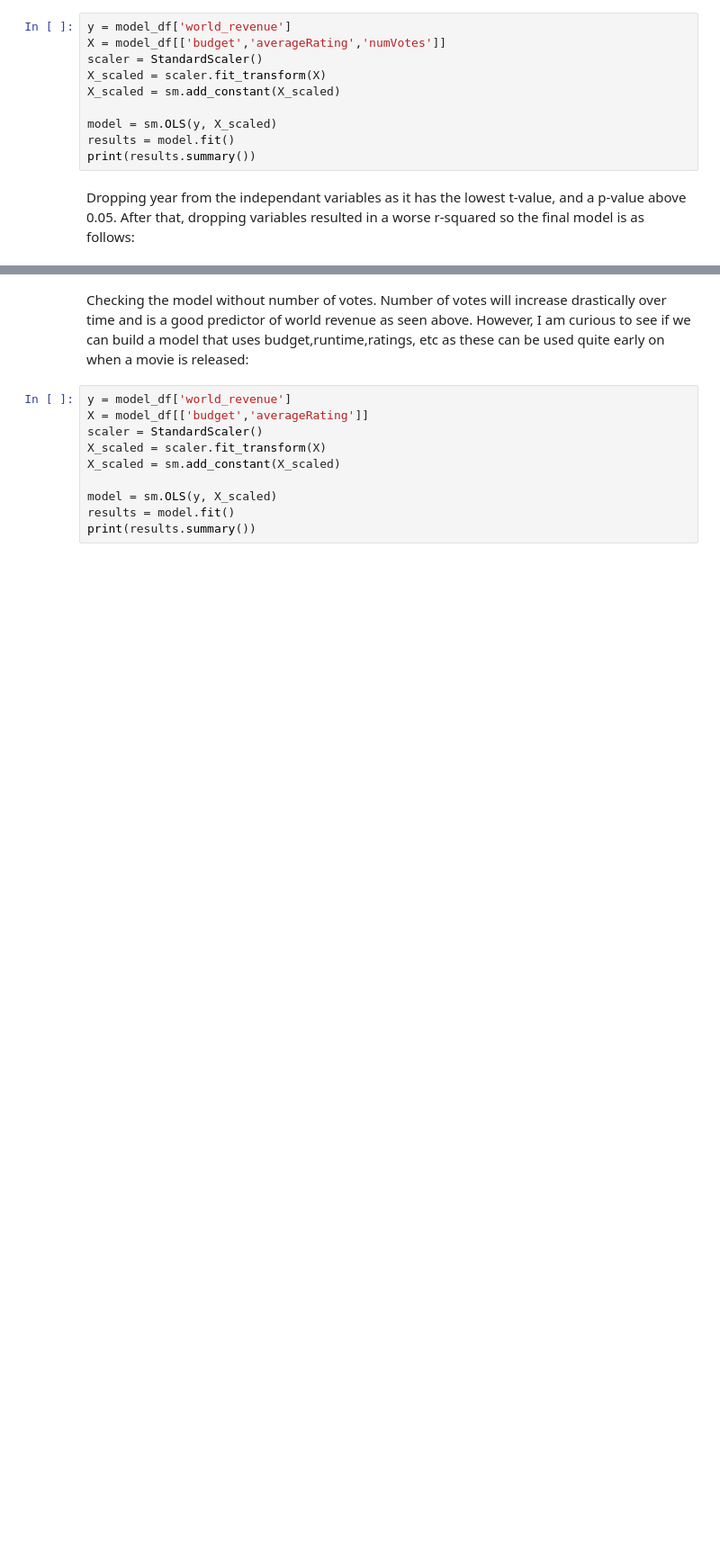
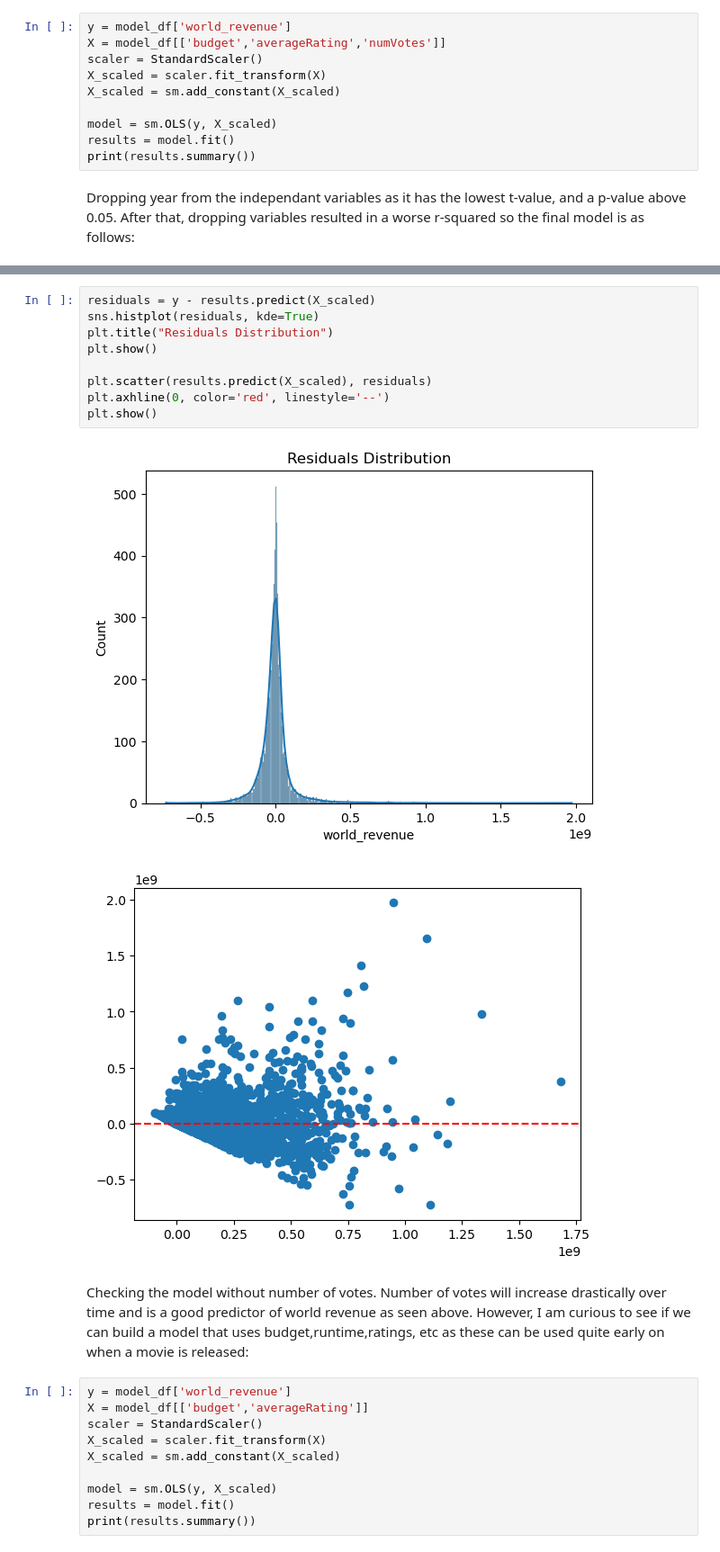
Before and after one commit to ParkerHar/Popular-Movie-Analysis, a Jupyter notebook: Model.ipynb, the cells around one changed output, grey strips where cells are left out. Shown: that part at 90% size. Cells and saved outputs as stored; diff of their text form; blank space fills up the shorter version.

Commit message:
checked residuals. Will need to re-examine dependant variable and possibly use a transformation

```diff
--- a/Model.ipynb
+++ b/Model.ipynb
@@ -203,6 +203,18 @@ Covariance Type:            nonrobust
 
 Notes:
 [1] Standard Errors assume that the covariance matrix of the errors is correctly specified.
+# %%
+residuals = y - results.predict(X_scaled)
+sns.histplot(residuals, kde=True)
+plt.title("Residuals Distribution")
+plt.show()
+
+plt.scatter(results.predict(X_scaled), residuals)
+plt.axhline(0, color='red', linestyle='--')
+plt.show()
+# %% [output]
+[figure, added]
+[figure, added]
 # %% [markdown]
 Checking the model without number of votes. Number of votes will increase drastically over time and is a good predictor of world revenue as seen above. However, I am curious to see if we can build a model that uses budget,runtime,ratings, etc as these can be used quite early on when a movie is released:
 # %%
```
Also changed, not shown: parts of 3 cells of this notebook.
